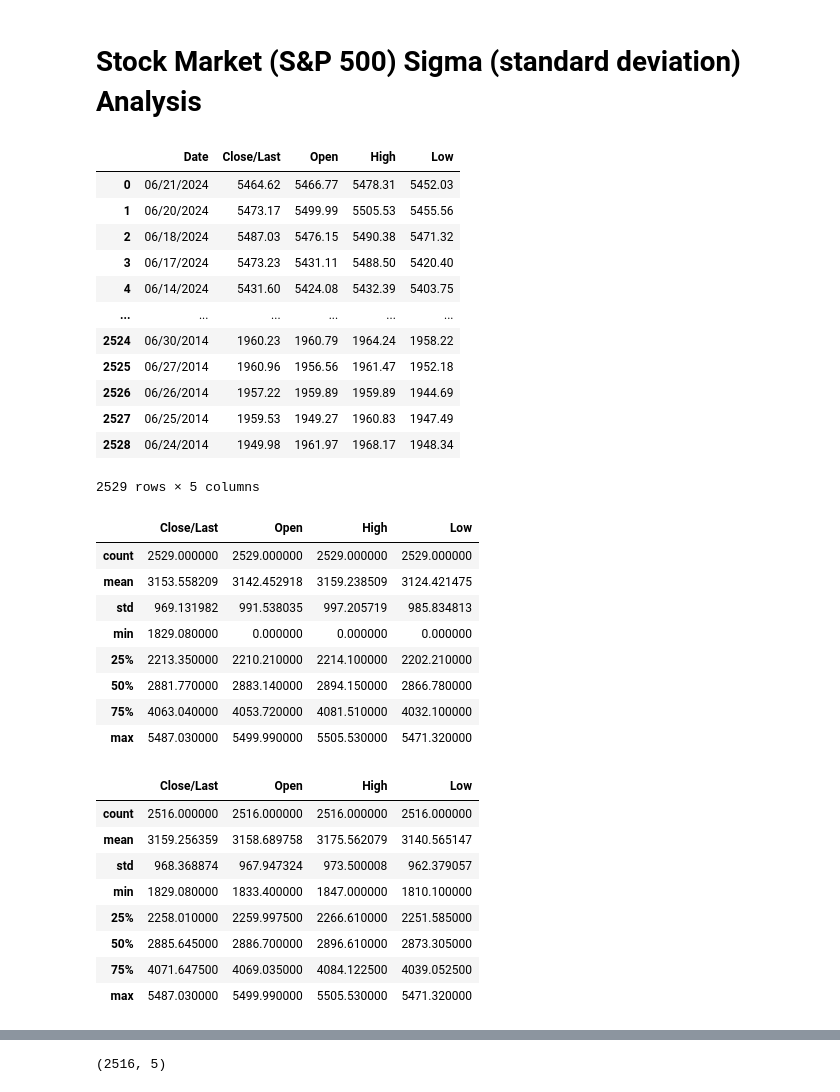
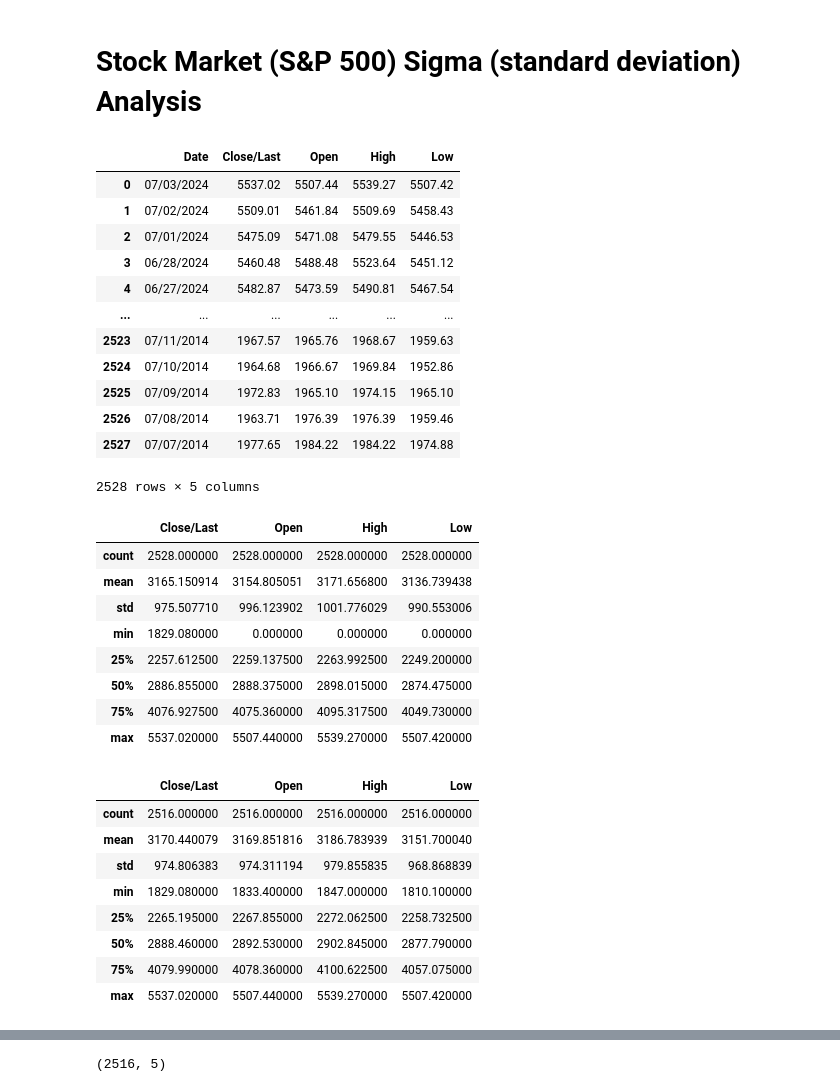
Before and after one commit to JohnBroberg/StockMarketSigma, a Jupyter notebook: StockMarketSigma.ipynb, the cells around one changed output, grey strips where cells are left out. Cells and saved outputs as stored; diff of their text form; code cells hidden in the pictures.

```diff
--- a/StockMarketSigma.ipynb
+++ b/StockMarketSigma.ipynb
@@ -4,58 +4,58 @@
 #created by John Broberg on 2022-05-29
 #inspired by "LET THE WILD RUMPUS BEGIN" by JEREMY GRANTHAM of GMO
 #ref. https://www.gmo.com/globalassets/articles/viewpoints/2022/gmo_let-the-wild-rumpus-begin_1-22.pdf
 
 #https://www.gmo.com/americas/research-library/entering-the-superbubbles-final-act/
 #"...superbubbles – 2.5 to 3 sigma events..."
 #"...ordinary 2 sigma bubbles..."
 #"Ordinary bubbles are, to us, those that reach a 2 sigma deviation from trend. Superbubbles reach 2.5 sigma or greater."
 
 #source data: https://www.nasdaq.com/market-activity/index/spx/historical
 
 #cd
 #cd git/StockMarketSigma
 #git pull https://github.com/JohnBroberg/StockMarketSigma.git
 
 #Get trendline equation
 #https://stackoverflow.com/questions/49460596/add-trendline-with-equation-in-2d-array
 #https://stackoverflow.com/questions/26447191/how-to-add-trendline-in-python-matplotlib-dot-scatter-graphs
 
 
 import pandas as pd
 import numpy as np
 import matplotlib.pyplot as plt
 import seaborn as sns
 
-data = 'HistoricalData_1719274624212.csv'
+data = 'HistoricalData_1720227212063.csv'
 df = pd.read_csv(data)
 
 df
 # %% [output]
 |  | Date | Close/Last | Open | High | Low |
-| 0 | 06/21/2024 | 5464.62 | 5466.77 | 5478.31 | 5452.03 |
-| 1 | 06/20/2024 | 5473.17 | 5499.99 | 5505.53 | 5455.56 |
-| 2 | 06/18/2024 | 5487.03 | 5476.15 | 5490.38 | 5471.32 |
-| 3 | 06/17/2024 | 5473.23 | 5431.11 | 5488.50 | 5420.40 |
-| 4 | 06/14/2024 | 5431.60 | 5424.08 | 5432.39 | 5403.75 |
+| 0 | 07/03/2024 | 5537.02 | 5507.44 | 5539.27 | 5507.42 |
+| 1 | 07/02/2024 | 5509.01 | 5461.84 | 5509.69 | 5458.43 |
+| 2 | 07/01/2024 | 5475.09 | 5471.08 | 5479.55 | 5446.53 |
+| 3 | 06/28/2024 | 5460.48 | 5488.48 | 5523.64 | 5451.12 |
+| 4 | 06/27/2024 | 5482.87 | 5473.59 | 5490.81 | 5467.54 |
 | ... | ... | ... | ... | ... | ... |
-| 2524 | 06/30/2014 | 1960.23 | 1960.79 | 1964.24 | 1958.22 |
-| 2525 | 06/27/2014 | 1960.96 | 1956.56 | 1961.47 | 1952.18 |
-| 2526 | 06/26/2014 | 1957.22 | 1959.89 | 1959.89 | 1944.69 |
-| 2527 | 06/25/2014 | 1959.53 | 1949.27 | 1960.83 | 1947.49 |
-| 2528 | 06/24/2014 | 1949.98 | 1961.97 | 1968.17 | 1948.34 |
+| 2523 | 07/11/2014 | 1967.57 | 1965.76 | 1968.67 | 1959.63 |
+| 2524 | 07/10/2014 | 1964.68 | 1966.67 | 1969.84 | 1952.86 |
+| 2525 | 07/09/2014 | 1972.83 | 1965.10 | 1974.15 | 1965.10 |
+| 2526 | 07/08/2014 | 1963.71 | 1976.39 | 1976.39 | 1959.46 |
+| 2527 | 07/07/2014 | 1977.65 | 1984.22 | 1984.22 | 1974.88 |
-2529 rows × 5 columns
+2528 rows × 5 columns
 # %%
 df.describe()
 # %% [output]
 |  | Close/Last | Open | High | Low |
-| count | 2529.000000 | 2529.000000 | 2529.000000 | 2529.000000 |
-| mean | 3153.558209 | 3142.452918 | 3159.238509 | 3124.421475 |
-| std | 969.131982 | 991.538035 | 997.205719 | 985.834813 |
+| count | 2528.000000 | 2528.000000 | 2528.000000 | 2528.000000 |
+| mean | 3165.150914 | 3154.805051 | 3171.656800 | 3136.739438 |
+| std | 975.507710 | 996.123902 | 1001.776029 | 990.553006 |
 | min | 1829.080000 | 0.000000 | 0.000000 | 0.000000 |
-| 25% | 2213.350000 | 2210.210000 | 2214.100000 | 2202.210000 |
-| 50% | 2881.770000 | 2883.140000 | 2894.150000 | 2866.780000 |
-| 75% | 4063.040000 | 4053.720000 | 4081.510000 | 4032.100000 |
-| max | 5487.030000 | 5499.990000 | 5505.530000 | 5471.320000 |
+| 25% | 2257.612500 | 2259.137500 | 2263.992500 | 2249.200000 |
+| 50% | 2886.855000 | 2888.375000 | 2898.015000 | 2874.475000 |
+| 75% | 4076.927500 | 4075.360000 | 4095.317500 | 4049.730000 |
+| max | 5537.020000 | 5507.440000 | 5539.270000 | 5507.420000 |
 # %%
 #remove holidays (Open == 0)
 
@@ -64,13 +64,13 @@ df.describe()
 # %% [output]
 |  | Close/Last | Open | High | Low |
 | count | 2516.000000 | 2516.000000 | 2516.000000 | 2516.000000 |
-| mean | 3159.256359 | 3158.689758 | 3175.562079 | 3140.565147 |
-| std | 968.368874 | 967.947324 | 973.500008 | 962.379057 |
+| mean | 3170.440079 | 3169.851816 | 3186.783939 | 3151.700040 |
+| std | 974.806383 | 974.311194 | 979.855835 | 968.868839 |
 | min | 1829.080000 | 1833.400000 | 1847.000000 | 1810.100000 |
-| 25% | 2258.010000 | 2259.997500 | 2266.610000 | 2251.585000 |
-| 50% | 2885.645000 | 2886.700000 | 2896.610000 | 2873.305000 |
-| 75% | 4071.647500 | 4069.035000 | 4084.122500 | 4039.052500 |
-| max | 5487.030000 | 5499.990000 | 5505.530000 | 5471.320000 |
+| 25% | 2265.195000 | 2267.855000 | 2272.062500 | 2258.732500 |
+| 50% | 2888.460000 | 2892.530000 | 2902.845000 | 2877.790000 |
+| 75% | 4079.990000 | 4078.360000 | 4100.622500 | 4057.075000 |
+| max | 5537.020000 | 5507.440000 | 5539.270000 | 5507.420000 |
 # %%
 df.info()
 # %% [output]
```
Also changed, not shown: parts of 12 cells of this notebook, 2 other files.
